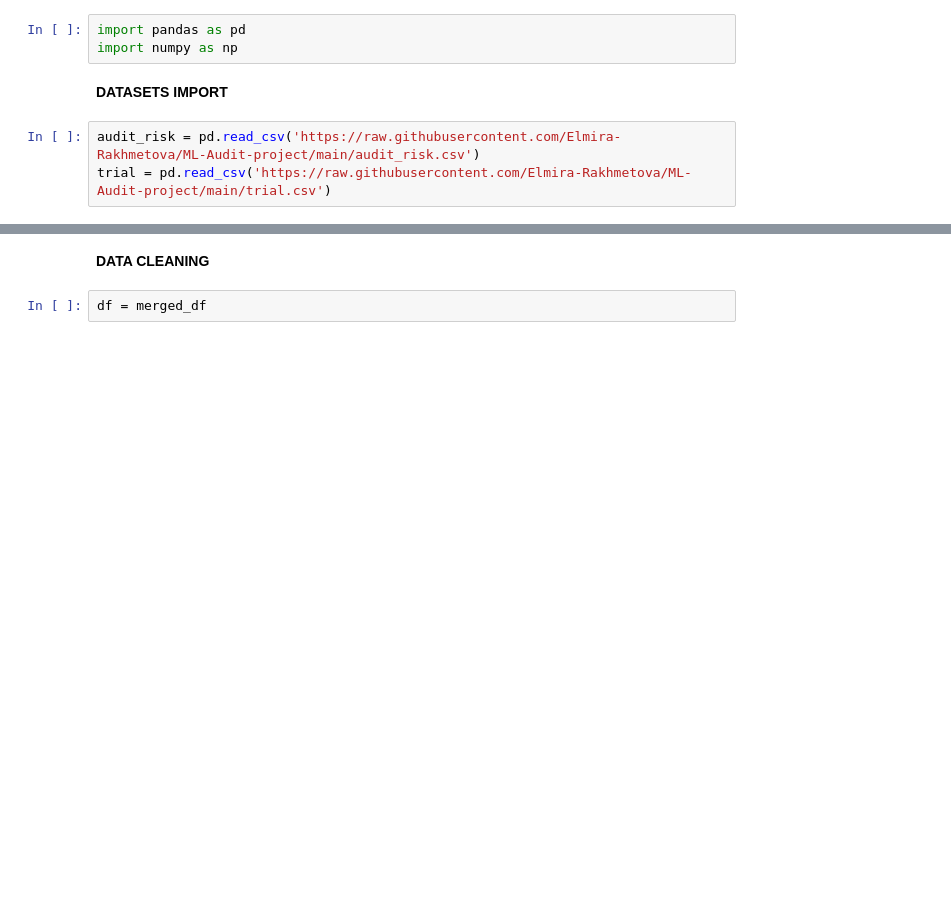
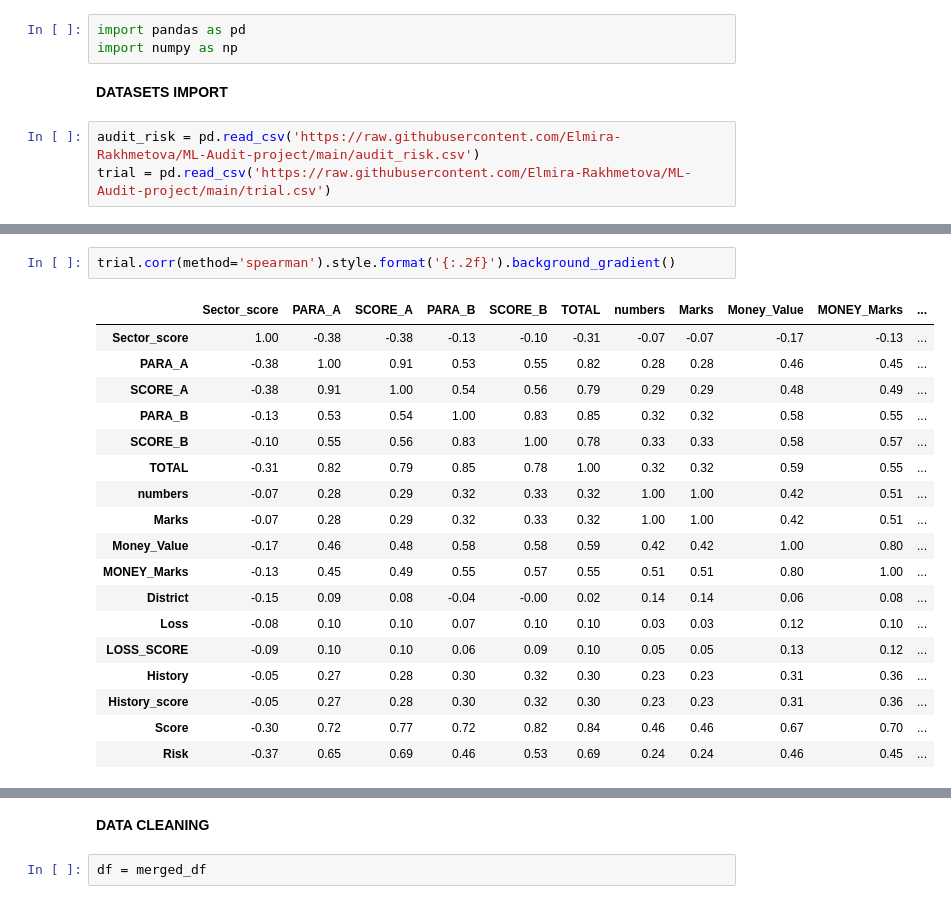
Before and after one commit to Elmira-Rakhmetova/ML-Audit-project, a Jupyter notebook: ML Audit Project.ipynb, the cells around one changed output, grey strips where cells are left out. Drawn from its saved outputs; the diff is of its cells as text; blank space fills up the shorter version.

```diff
--- a/ML Audit Project.ipynb
+++ b/ML Audit Project.ipynb
@@ -65,0 +59,21 @@ Index(['Sector_score', 'LOCATION_ID', 'PARA_A', 'Score_A', 'Risk_A', 'PARA_B',
+# %%
+trial.corr(method='spearman').style.format('{:.2f}').background_gradient()
+# %% [output]
+|  | Sector_score | PARA_A | SCORE_A | PARA_B | SCORE_B | TOTAL | numbers | Marks | Money_Value | MONEY_Marks | ... |
+| Sector_score | 1.00 | -0.38 | -0.38 | -0.13 | -0.10 | -0.31 | -0.07 | -0.07 | -0.17 | -0.13 | ... |
+| PARA_A | -0.38 | 1.00 | 0.91 | 0.53 | 0.55 | 0.82 | 0.28 | 0.28 | 0.46 | 0.45 | ... |
+| SCORE_A | -0.38 | 0.91 | 1.00 | 0.54 | 0.56 | 0.79 | 0.29 | 0.29 | 0.48 | 0.49 | ... |
+| PARA_B | -0.13 | 0.53 | 0.54 | 1.00 | 0.83 | 0.85 | 0.32 | 0.32 | 0.58 | 0.55 | ... |
+| SCORE_B | -0.10 | 0.55 | 0.56 | 0.83 | 1.00 | 0.78 | 0.33 | 0.33 | 0.58 | 0.57 | ... |
+| TOTAL | -0.31 | 0.82 | 0.79 | 0.85 | 0.78 | 1.00 | 0.32 | 0.32 | 0.59 | 0.55 | ... |
+| numbers | -0.07 | 0.28 | 0.29 | 0.32 | 0.33 | 0.32 | 1.00 | 1.00 | 0.42 | 0.51 | ... |
+| Marks | -0.07 | 0.28 | 0.29 | 0.32 | 0.33 | 0.32 | 1.00 | 1.00 | 0.42 | 0.51 | ... |
+| Money_Value | -0.17 | 0.46 | 0.48 | 0.58 | 0.58 | 0.59 | 0.42 | 0.42 | 1.00 | 0.80 | ... |
+| MONEY_Marks | -0.13 | 0.45 | 0.49 | 0.55 | 0.57 | 0.55 | 0.51 | 0.51 | 0.80 | 1.00 | ... |
+| District | -0.15 | 0.09 | 0.08 | -0.04 | -0.00 | 0.02 | 0.14 | 0.14 | 0.06 | 0.08 | ... |
+| Loss | -0.08 | 0.10 | 0.10 | 0.07 | 0.10 | 0.10 | 0.03 | 0.03 | 0.12 | 0.10 | ... |
+| LOSS_SCORE | -0.09 | 0.10 | 0.10 | 0.06 | 0.09 | 0.10 | 0.05 | 0.05 | 0.13 | 0.12 | ... |
+| History | -0.05 | 0.27 | 0.28 | 0.30 | 0.32 | 0.30 | 0.23 | 0.23 | 0.31 | 0.36 | ... |
+| History_score | -0.05 | 0.27 | 0.28 | 0.30 | 0.32 | 0.30 | 0.23 | 0.23 | 0.31 | 0.36 | ... |
+| Score | -0.30 | 0.72 | 0.77 | 0.72 | 0.82 | 0.84 | 0.46 | 0.46 | 0.67 | 0.70 | ... |
+| Risk | -0.37 | 0.65 | 0.69 | 0.46 | 0.53 | 0.69 | 0.24 | 0.24 | 0.46 | 0.45 | ... |
```
Also changed, not shown: parts of 13 cells of this notebook.
